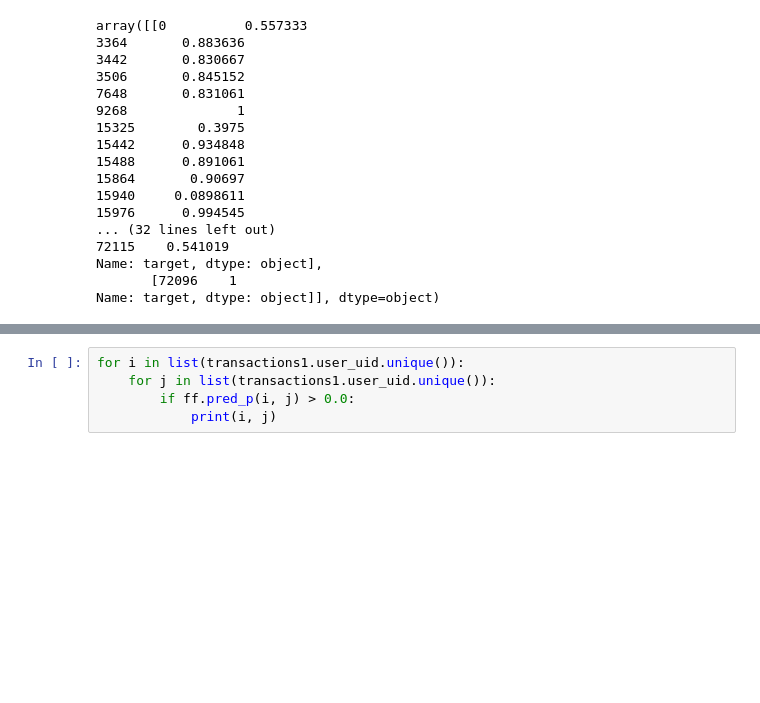
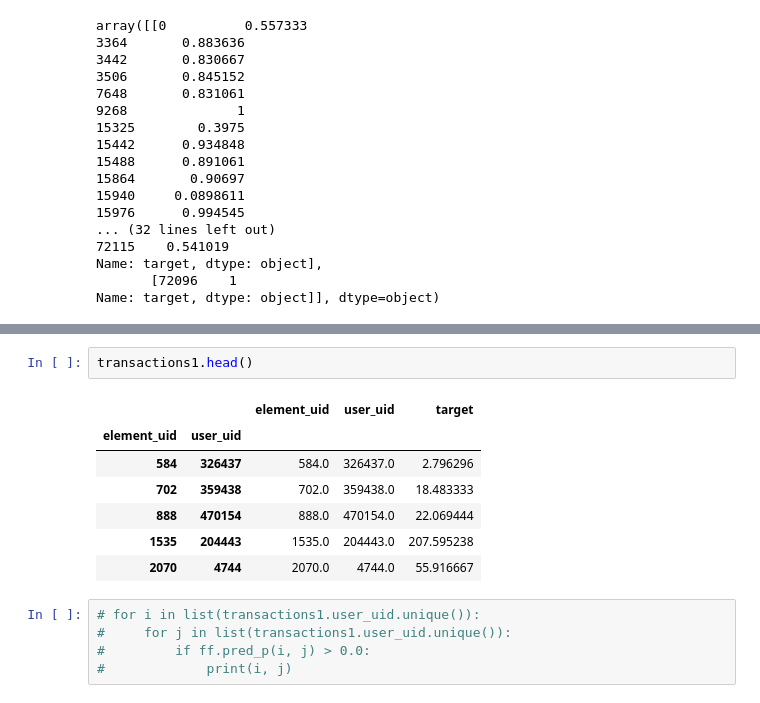
Before and after one commit to mikleleb/Practise3, a Jupyter notebook: Untitled3.ipynb, the cells around one changed output, grey strips where cells are left out. Cells and saved outputs as stored; diff of their text form; blank space fills up the shorter version.

```diff
--- a/Untitled3.ipynb
+++ b/Untitled3.ipynb
@@ -162,6 +183,16 @@ KeyboardInterrupt: ignored
+# %%
+transactions1.head()
+# %% [output]
+|  |  | element_uid | user_uid | target |
+| element_uid | user_uid |  |  |  |
+| 584 | 326437 | 584.0 | 326437.0 | 2.796296 |
+| 702 | 359438 | 702.0 | 359438.0 | 18.483333 |
+| 888 | 470154 | 888.0 | 470154.0 | 22.069444 |
+| 1535 | 204443 | 1535.0 | 204443.0 | 207.595238 |
+| 2070 | 4744 | 2070.0 | 4744.0 | 55.916667 |
 # %%
-for i in list(transactions1.user_uid.unique()):
-    for j in list(transactions1.user_uid.unique()):
-        if ff.pred_p(i, j) > 0.0:
-            print(i, j)
+# for i in list(transactions1.user_uid.unique()):
+#     for j in list(transactions1.user_uid.unique()):
+#         if ff.pred_p(i, j) > 0.0:
+#             print(i, j)
 # %%
```
Also changed, not shown: parts of 5 cells of this notebook.
